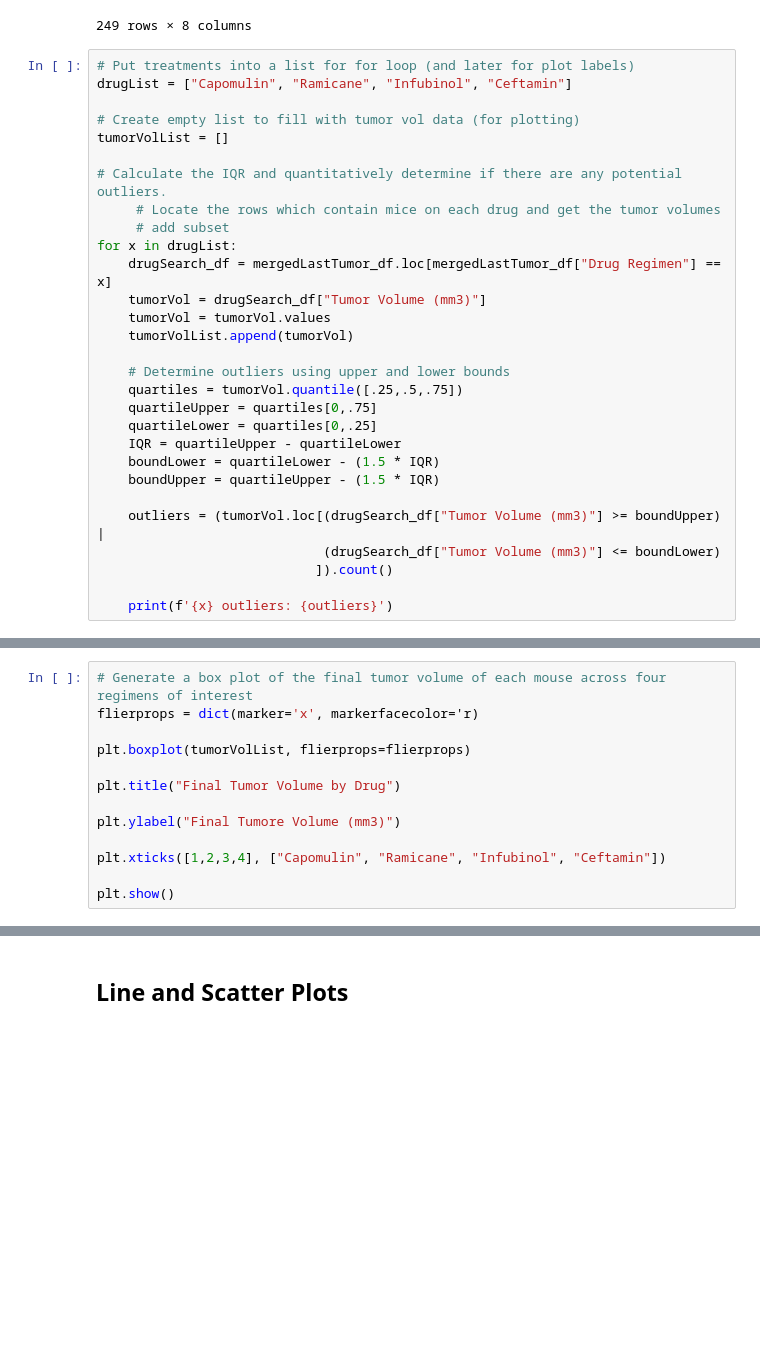
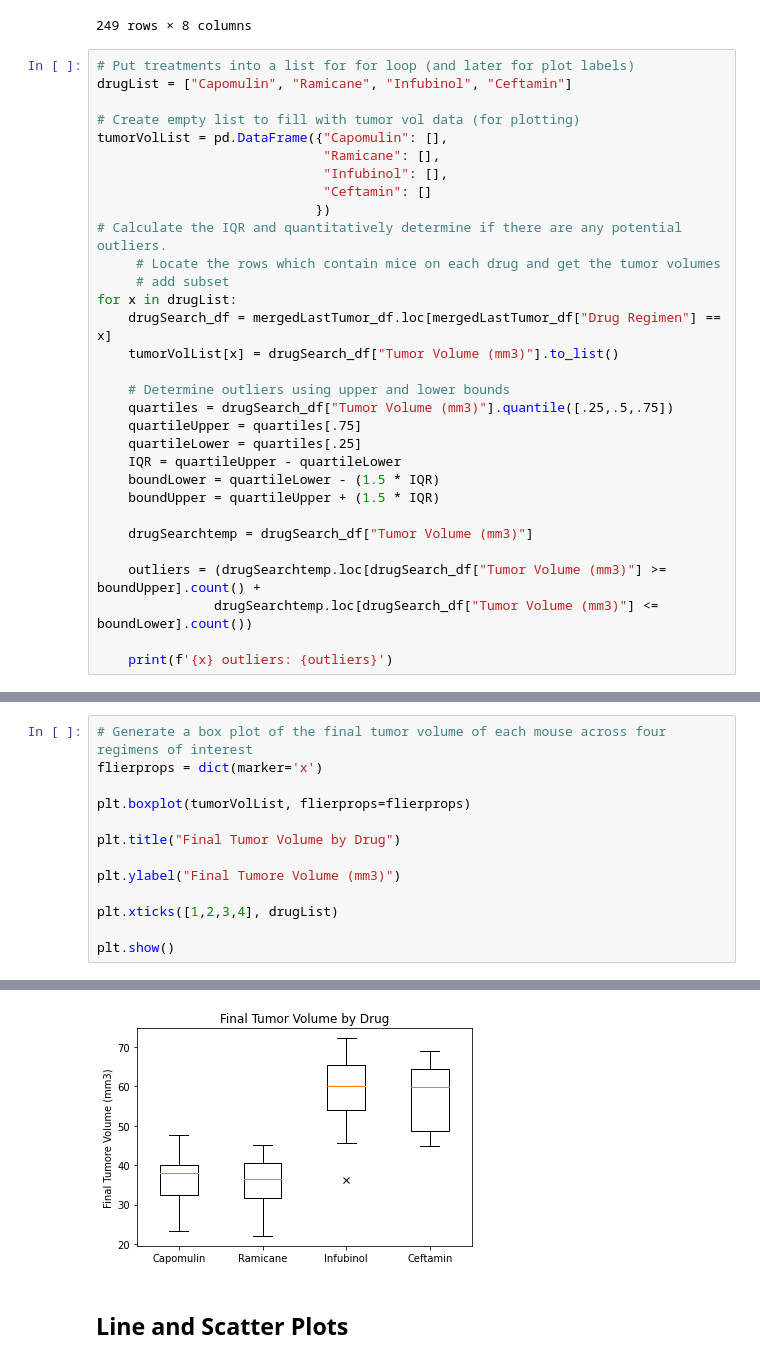
Before and after one commit to KristianSHamilton/matplotlib-challenge, a Jupyter notebook: pymaceuticals_starter.ipynb, the cells around one changed output, grey strips where cells are left out. Cells and saved outputs as stored; diff of their text form; blank space fills up the shorter version.

Commit message:
outliers fixed finally...

```diff
--- a/pymaceuticals_starter.ipynb
+++ b/pymaceuticals_starter.ipynb
@@ -235,28 +235,30 @@ mergedLastTumor_df
 drugList = ["Capomulin", "Ramicane", "Infubinol", "Ceftamin"]
 
 # Create empty list to fill with tumor vol data (for plotting)
-tumorVolList = []
-
+tumorVolList = pd.DataFrame({"Capomulin": [],
+                             "Ramicane": [],
+                             "Infubinol": [],
+                             "Ceftamin": []
+                            })
 # Calculate the IQR and quantitatively determine if there are any potential outliers.
      # Locate the rows which contain mice on each drug and get the tumor volumes
      # add subset
 for x in drugList:
     drugSearch_df = mergedLastTumor_df.loc[mergedLastTumor_df["Drug Regimen"] == x]
-    tumorVol = drugSearch_df["Tumor Volume (mm3)"]
-    tumorVol = tumorVol.values
-    tumorVolList.append(tumorVol)
+    tumorVolList[x] = drugSearch_df["Tumor Volume (mm3)"].to_list()
 
     # Determine outliers using upper and lower bounds
-    quartiles = tumorVol.quantile([.25,.5,.75])
-    quartileUpper = quartiles[0,.75]
-    quartileLower = quartiles[0,.25]
+    quartiles = drugSearch_df["Tumor Volume (mm3)"].quantile([.25,.5,.75])
+    quartileUpper = quartiles[.75]
+    quartileLower = quartiles[.25]
     IQR = quartileUpper - quartileLower
     boundLower = quartileLower - (1.5 * IQR)
-    boundUpper = quartileUpper - (1.5 * IQR)
+    boundUpper = quartileUpper + (1.5 * IQR)
 
-    outliers = (tumorVol.loc[(drugSearch_df["Tumor Volume (mm3)"] >= boundUpper) |
-                             (drugSearch_df["Tumor Volume (mm3)"] <= boundLower)
-                            ]).count()
+    drugSearchtemp = drugSearch_df["Tumor Volume (mm3)"]
+
+    outliers = (drugSearchtemp.loc[drugSearch_df["Tumor Volume (mm3)"] >= boundUpper].count() +
+               drugSearchtemp.loc[drugSearch_df["Tumor Volume (mm3)"] <= boundLower].count())
 
     print(f'{x} outliers: {outliers}')
 # %% [output]
@@ -264,6 +269,6 @@ AttributeError: 'numpy.ndarray' object has no attribute 'quantile'
 # %%
 # Generate a box plot of the final tumor volume of each mouse across four regimens of interest
-flierprops = dict(marker='x', markerfacecolor='r)
+flierprops = dict(marker='x')
 
 plt.boxplot(tumorVolList, flierprops=flierprops)
 
@@ -271,7 +276,7 @@ plt.title("Final Tumor Volume by Drug")
 
 plt.ylabel("Final Tumore Volume (mm3)")
 
-plt.xticks([1,2,3,4], ["Capomulin", "Ramicane", "Infubinol", "Ceftamin"])
+plt.xticks([1,2,3,4], drugList)
 
 plt.show()
 # %% [output]
@@ -279,3 +283,4 @@ SyntaxError: EOL while scanning string literal (<ipython-input-1-81c0c247a921>,
+[figure, added]
 # %% [markdown]
 ## Line and Scatter Plots
 # %%
```
Also changed, not shown: parts of 2 cells of this notebook.
